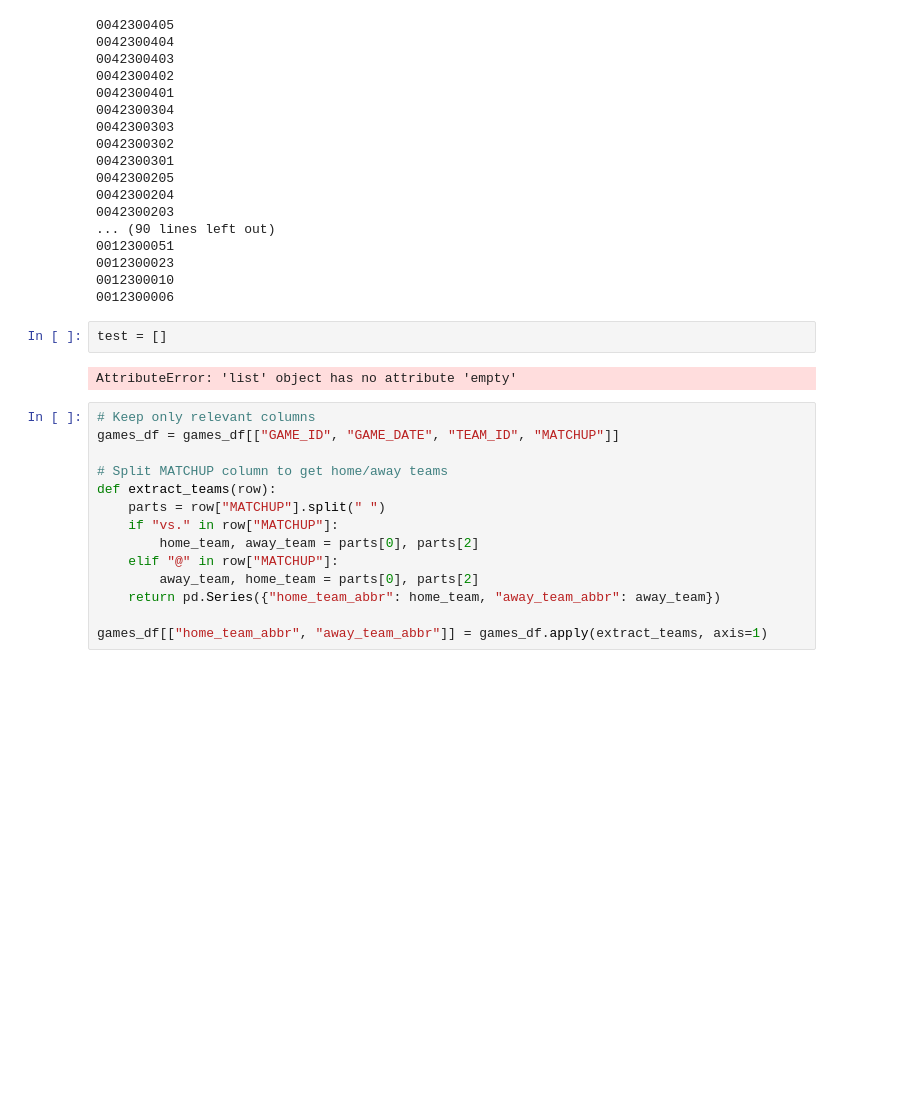
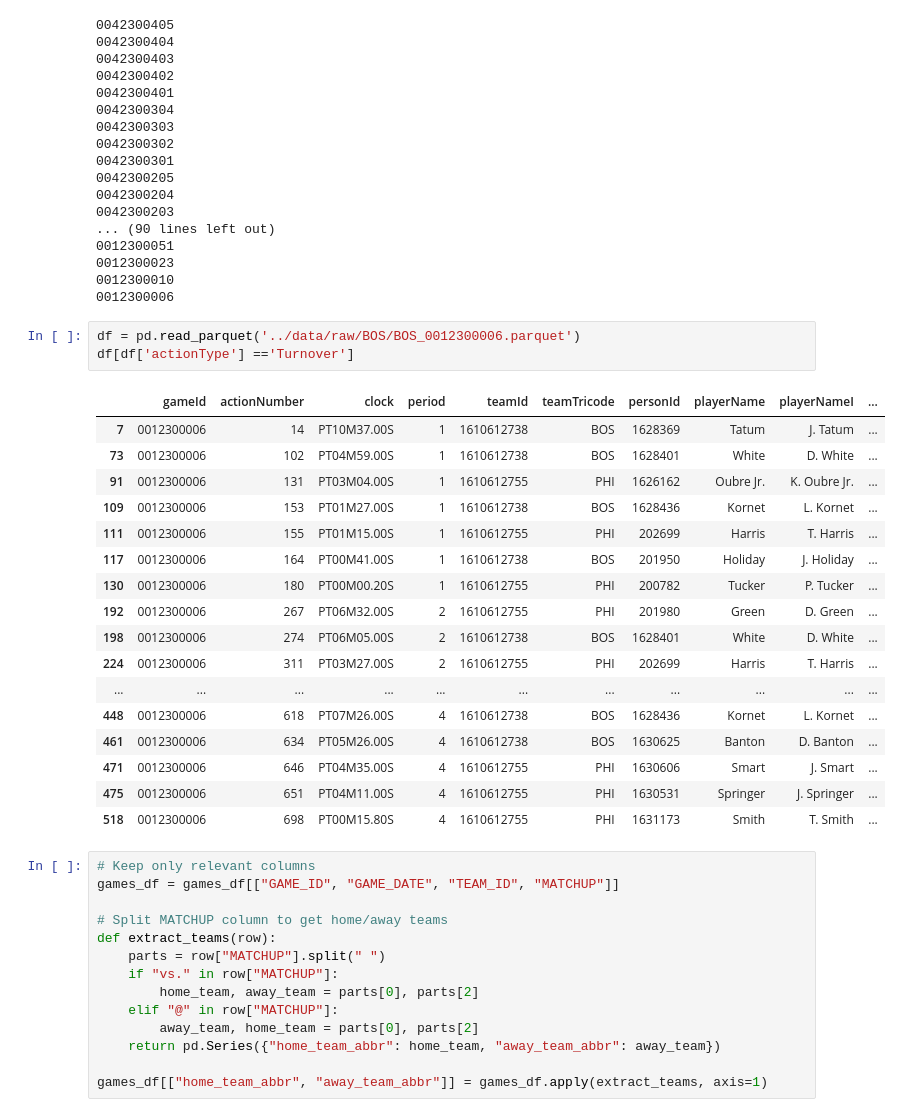
Before and after one commit to matthold86/player-prop-simulation, a Jupyter notebook: notebooks/nba_api_test.ipynb, the cells around one changed output. Saved outputs shown, nothing was run; the diff lists cells and outputs as text; blank space fills up the shorter version.

```diff
--- a/notebooks/nba_api_test.ipynb
+++ b/notebooks/nba_api_test.ipynb
@@ -213,10 +213,27 @@ for g in BOS_games['GAME_ID']:
 0012300023
 0012300010
 0012300006
-# %%
-test = []
-# %% [output]
-AttributeError: 'list' object has no attribute 'empty'
+# %%
+df = pd.read_parquet('../data/raw/BOS/BOS_0012300006.parquet')
+df[df['actionType'] =='Turnover']
+# %% [output]
+|  | gameId | actionNumber | clock | period | teamId | teamTricode | personId | playerName | playerNameI | ... |
+| 7 | 0012300006 | 14 | PT10M37.00S | 1 | 1610612738 | BOS | 1628369 | Tatum | J. Tatum | ... |
+| 73 | 0012300006 | 102 | PT04M59.00S | 1 | 1610612738 | BOS | 1628401 | White | D. White | ... |
+| 91 | 0012300006 | 131 | PT03M04.00S | 1 | 1610612755 | PHI | 1626162 | Oubre Jr. | K. Oubre Jr. | ... |
+| 109 | 0012300006 | 153 | PT01M27.00S | 1 | 1610612738 | BOS | 1628436 | Kornet | L. Kornet | ... |
+| 111 | 0012300006 | 155 | PT01M15.00S | 1 | 1610612755 | PHI | 202699 | Harris | T. Harris | ... |
+| 117 | 0012300006 | 164 | PT00M41.00S | 1 | 1610612738 | BOS | 201950 | Holiday | J. Holiday | ... |
+| 130 | 0012300006 | 180 | PT00M00.20S | 1 | 1610612755 | PHI | 200782 | Tucker | P. Tucker | ... |
+| 192 | 0012300006 | 267 | PT06M32.00S | 2 | 1610612755 | PHI | 201980 | Green | D. Green | ... |
+| 198 | 0012300006 | 274 | PT06M05.00S | 2 | 1610612738 | BOS | 1628401 | White | D. White | ... |
+| 224 | 0012300006 | 311 | PT03M27.00S | 2 | 1610612755 | PHI | 202699 | Harris | T. Harris | ... |
+| ... | ... | ... | ... | ... | ... | ... | ... | ... | ... | ... |
+| 448 | 0012300006 | 618 | PT07M26.00S | 4 | 1610612738 | BOS | 1628436 | Kornet | L. Kornet | ... |
+| 461 | 0012300006 | 634 | PT05M26.00S | 4 | 1610612738 | BOS | 1630625 | Banton | D. Banton | ... |
+| 471 | 0012300006 | 646 | PT04M35.00S | 4 | 1610612755 | PHI | 1630606 | Smart | J. Smart | ... |
+| 475 | 0012300006 | 651 | PT04M11.00S | 4 | 1610612755 | PHI | 1630531 | Springer | J. Springer | ... |
+| 518 | 0012300006 | 698 | PT00M15.80S | 4 | 1610612755 | PHI | 1631173 | Smith | T. Smith | ... |
 # %%
 # Keep only relevant columns
 games_df = games_df[["GAME_ID", "GAME_DATE", "TEAM_ID", "MATCHUP"]]
```
Also changed, not shown: 1 other file.
